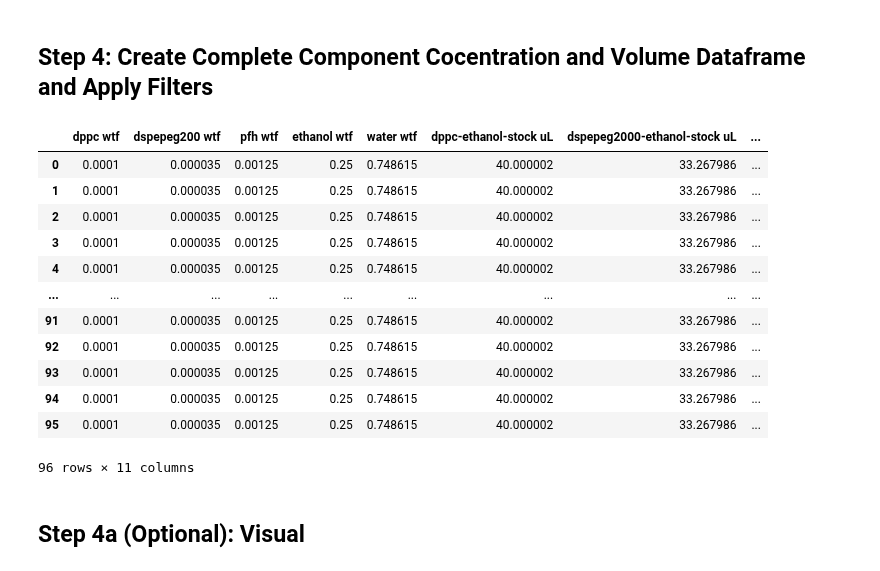
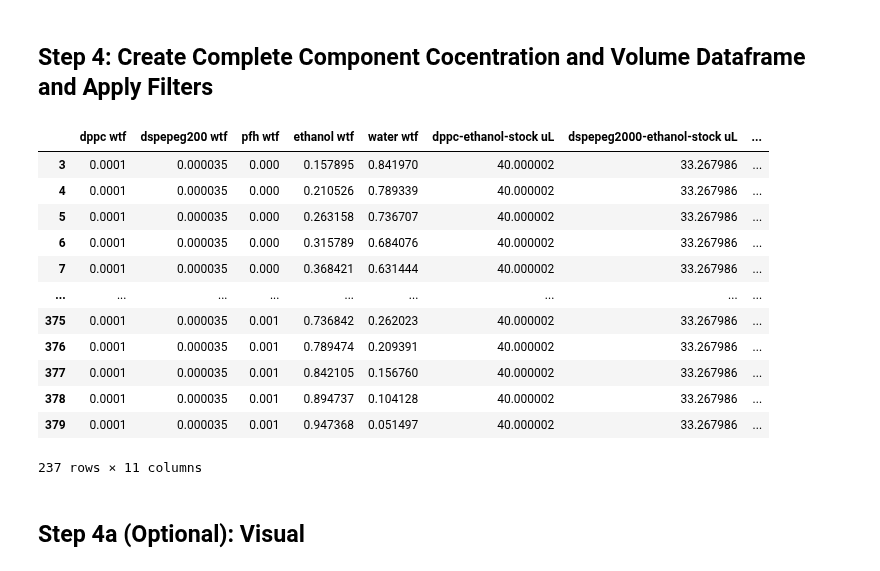
Before and after one commit to pozzo-research-group/OT2-DOE, a Jupyter notebook: Plan and Prepare/Dev_Working_Notebook.ipynb, the cells around one changed output. Drawn from its saved outputs; the diff is of its cells as text; code cells hidden in the pictures.

```diff
--- a/Plan and Prepare/Dev_Working_Notebook.ipynb
+++ b/Plan and Prepare/Dev_Working_Notebook.ipynb
@@ -28,7 +28,7 @@ importlib.reload(ographing)
     * Loading from excel can be done in a similar manner but is avoided due not having xlrd or openpyxl depdenency native to python, and the opentrons being limited in the packages we can add/update. Hence we default to a CSV.
 * **The experiment dictionary consist of keys being the variable name and the value being the variables value.**
 # %%
-path = r"C:\Users\Edwin\Desktop\OT2-DOE\Plan and Prepare\Testing Plans\02_24_20_Reproducibility.csv"
+path = r"C:\Users\Edwin\Desktop\OT2-DOE\Plan and Prepare\Testing Plans\02_25_21_Ouzo_Search.csv"
 experiment_csv_dict = CreateSamples.get_experiment_plan(path)
 # %% [markdown]
 ## Step 1a Optional: Load custom labware dictionary (Remote Testing)
@@ -70,33 +94,33 @@ volume_sample_canidates
 ## Step 4: Create Complete Component Cocentration and Volume Dataframe and Apply Filters
 # %%
 complete_df = CreateSamples.combine_df(wtf_sample_canidates, volume_sample_canidates) # unfiltered
-complete_df = pd.concat([complete_df]*96, ignore_index=True)
+# complete_df = pd.concat([complete_df], ignore_index=True)
 # Step 3: Apply filters through df based logic, currently 4 filters exist (volume, total, general min and general max)
 
 # First filter for pipette volume constraints, optional Volume Restriction to select certain components for filter application ("stock" must be in column name)
 complete_df_f1 = CreateSamples.pipette_volume_restriction_df(complete_df, 30, 1000, experiment_csv_dict['Volume Restriction']) # last argument is optional
 
 # Second filter for overall total volume_restriction, call max destination well volume ("Total Sample Volume" must be in column name)
 # max_dest_well_volume = ALH.find_max_dest_volume_labware(experiment_csv_dict, custom_labware_dict)
-complete_df_f2 = CreateSamples.total_volume_restriction_df(complete_df_f1,1400)
+complete_df_f2 = CreateSamples.total_volume_restriction_df(complete_df_f1,800)
 
 #Thrid filter for any general max or min filtering you would like
 final_complete_df = complete_df_f2#CreateSamples.general_max_restriction(complete_df_f2, 360, 'pfh-ethanol-stock uL')
 final_complete_df
 # %% [output]
 |  | dppc wtf | dspepeg200 wtf | pfh wtf | ethanol wtf | water wtf | dppc-ethanol-stock uL | dspepeg2000-ethanol-stock uL | ... |
-| 0 | 0.0001 | 0.000035 | 0.00125 | 0.25 | 0.748615 | 40.000002 | 33.267986 | ... |
-| 1 | 0.0001 | 0.000035 | 0.00125 | 0.25 | 0.748615 | 40.000002 | 33.267986 | ... |
-| 2 | 0.0001 | 0.000035 | 0.00125 | 0.25 | 0.748615 | 40.000002 | 33.267986 | ... |
-| 3 | 0.0001 | 0.000035 | 0.00125 | 0.25 | 0.748615 | 40.000002 | 33.267986 | ... |
-| 4 | 0.0001 | 0.000035 | 0.00125 | 0.25 | 0.748615 | 40.000002 | 33.267986 | ... |
+| 3 | 0.0001 | 0.000035 | 0.000 | 0.157895 | 0.841970 | 40.000002 | 33.267986 | ... |
+| 4 | 0.0001 | 0.000035 | 0.000 | 0.210526 | 0.789339 | 40.000002 | 33.267986 | ... |
+| 5 | 0.0001 | 0.000035 | 0.000 | 0.263158 | 0.736707 | 40.000002 | 33.267986 | ... |
+| 6 | 0.0001 | 0.000035 | 0.000 | 0.315789 | 0.684076 | 40.000002 | 33.267986 | ... |
+| 7 | 0.0001 | 0.000035 | 0.000 | 0.368421 | 0.631444 | 40.000002 | 33.267986 | ... |
 | ... | ... | ... | ... | ... | ... | ... | ... | ... |
-| 91 | 0.0001 | 0.000035 | 0.00125 | 0.25 | 0.748615 | 40.000002 | 33.267986 | ... |
-| 92 | 0.0001 | 0.000035 | 0.00125 | 0.25 | 0.748615 | 40.000002 | 33.267986 | ... |
-| 93 | 0.0001 | 0.000035 | 0.00125 | 0.25 | 0.748615 | 40.000002 | 33.267986 | ... |
-| 94 | 0.0001 | 0.000035 | 0.00125 | 0.25 | 0.748615 | 40.000002 | 33.267986 | ... |
-| 95 | 0.0001 | 0.000035 | 0.00125 | 0.25 | 0.748615 | 40.000002 | 33.267986 | ... |
+| 375 | 0.0001 | 0.000035 | 0.001 | 0.736842 | 0.262023 | 40.000002 | 33.267986 | ... |
+| 376 | 0.0001 | 0.000035 | 0.001 | 0.789474 | 0.209391 | 40.000002 | 33.267986 | ... |
+| 377 | 0.0001 | 0.000035 | 0.001 | 0.842105 | 0.156760 | 40.000002 | 33.267986 | ... |
+| 378 | 0.0001 | 0.000035 | 0.001 | 0.894737 | 0.104128 | 40.000002 | 33.267986 | ... |
+| 379 | 0.0001 | 0.000035 | 0.001 | 0.947368 | 0.051497 | 40.000002 | 33.267986 | ... |
-96 rows × 11 columns
+237 rows × 11 columns
 # %% [markdown]
 ## Step 4a (Optional): Visual
 # %%
```
Also changed, not shown: parts of 10 cells of this notebook, 7 other files.
